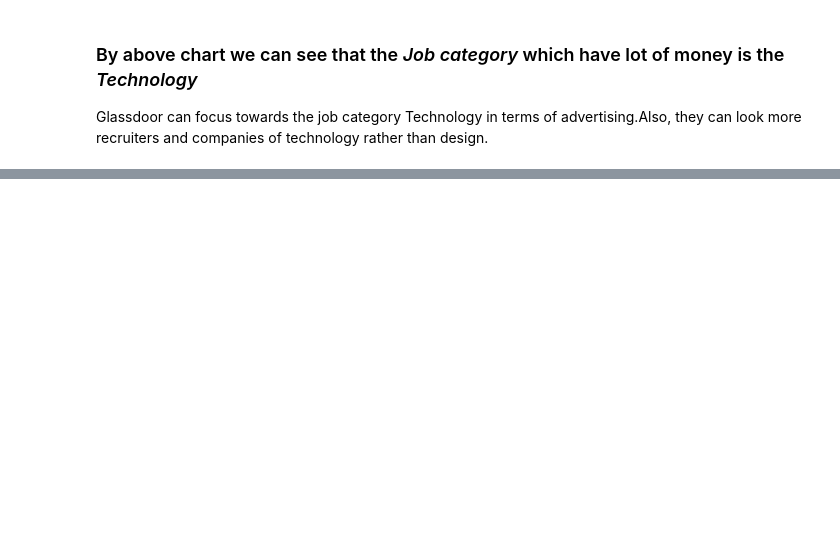
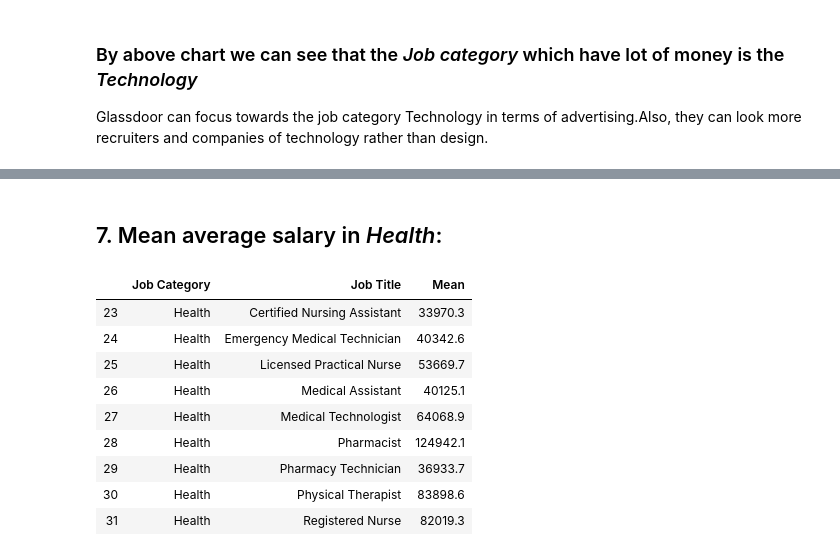
Before and after one commit to exrishu/iPython-exercises, a Jupyter notebook: GlassDoor/Glasdoor_final.ipynb, the cells around one changed output, grey strips where cells are left out. Cells and saved outputs as stored; diff of their text form; code cells hidden in the pictures; blank space fills up the shorter version.

```diff
--- a/GlassDoor/Glasdoor_final.ipynb
+++ b/GlassDoor/Glasdoor_final.ipynb
@@ -90,0 +246,16 @@ By above we can conclude that *San Francisco* leads in all the job category and
+# %% [markdown]
+## 7. Mean average salary in *Health*:
+# %%
+df_mean_H = df_mean[df_mean['Job Category'] == 'Health']
+df_mean_H
+# %% [output]
+|  | Job Category | Job Title | Mean |
+| 23 | Health | Certified Nursing Assistant | 33970.3 |
+| 24 | Health | Emergency Medical Technician | 40342.6 |
+| 25 | Health | Licensed Practical Nurse | 53669.7 |
+| 26 | Health | Medical Assistant | 40125.1 |
+| 27 | Health | Medical Technologist | 64068.9 |
+| 28 | Health | Pharmacist | 124942.1 |
+| 29 | Health | Pharmacy Technician | 36933.7 |
+| 30 | Health | Physical Therapist | 83898.6 |
+| 31 | Health | Registered Nurse | 82019.3 |
```
Also changed, not shown: parts of 49 cells of this notebook, 1 other file.
